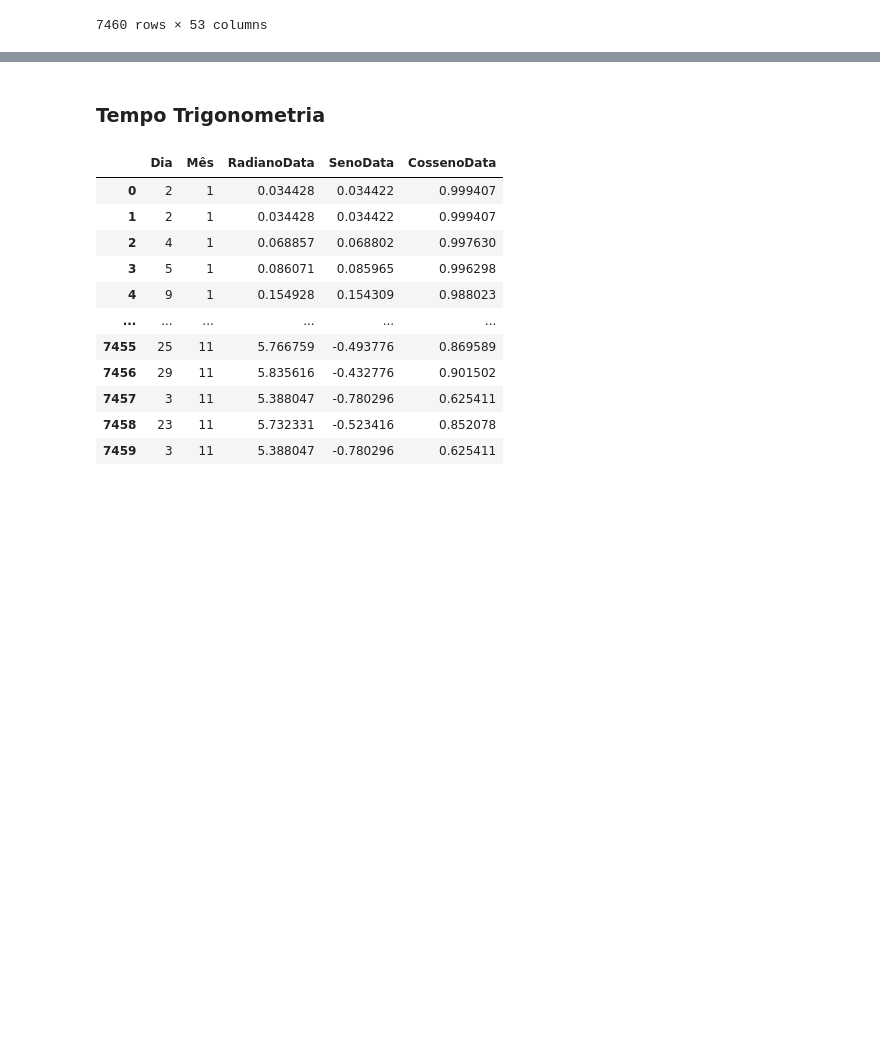
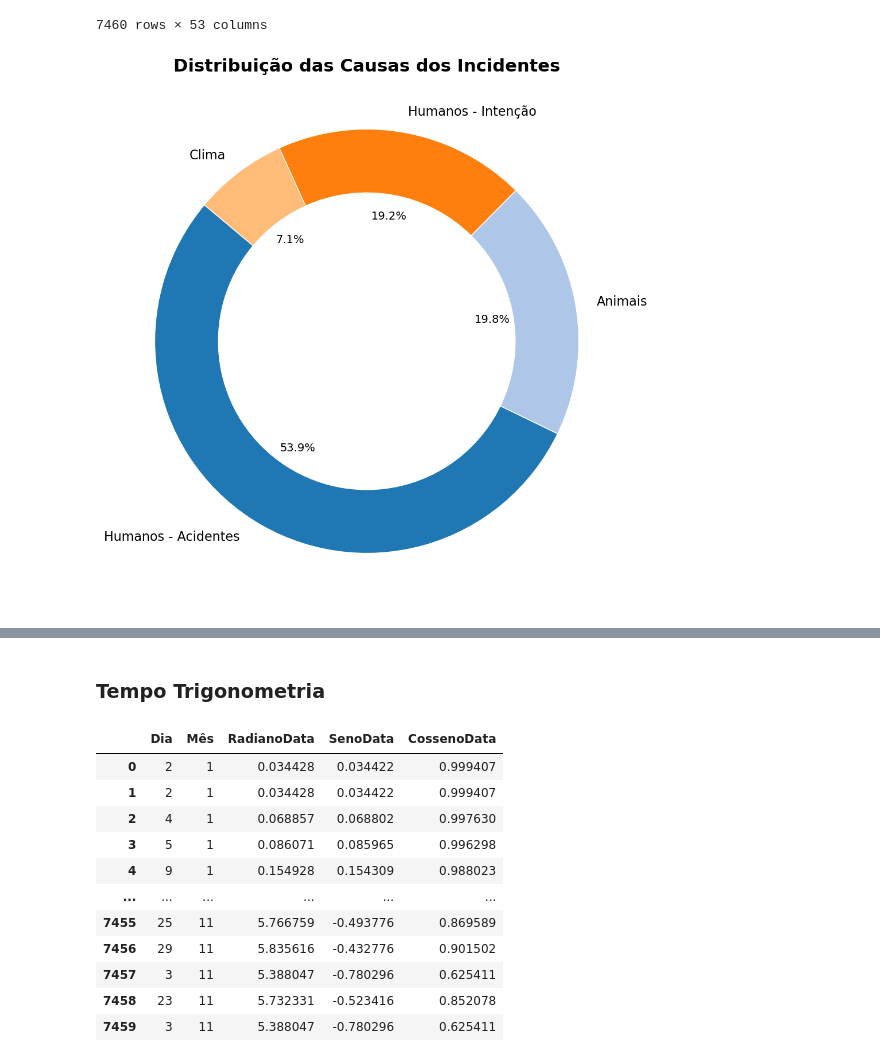
Before and after one commit to Vullkano/pfacd, a Jupyter notebook: rascunhos/freitas/5.NSupervisionada.ipynb, the cells around one changed output, grey strips where cells are left out. Saved outputs shown, nothing was run; the diff lists cells and outputs as text; code cells hidden in the pictures; blank space fills up the shorter version.

```diff
--- a/rascunhos/freitas/5.NSupervisionada.ipynb
+++ b/rascunhos/freitas/5.NSupervisionada.ipynb
@@ -172,6 +206,40 @@ QuebrasFinal
 | 7458 | EDPD_2017_NOV_T_64 | Santa Maria Da Feira | 2017-11-23 | BT | Veículos | ... |
 | 7459 | EDPD_2017_NOV_T_65 | Almeirim | 2017-11-03 | BT | Descarga Atmosférica Directa | ... |
 7460 rows × 53 columns
+# %%
+# Contar a frequência de cada causa de incidente
+causas_counts = QuebrasFinal['Grande Classe'].value_counts()
+
+# Criar o gráfico de pizza
+fig, ax = plt.subplots(figsize=(16, 12))
+wedges, texts, autotexts = ax.pie(
+    causas_counts,
+    labels=causas_counts.index,
+    autopct='%1.1f%%',
+    startangle=140,
+    colors=plt.cm.tab20.colors,
+    wedgeprops=dict(width=0.3, edgecolor='w')
+)
+
+# Ajustar as propriedades do texto
+for text in texts:
+    text.set_fontsize(16)
+    text.set_color('black')
+
+for autotext in autotexts:
+    autotext.set_fontsize(14)
+    autotext.set_color('black')
+
+# Adicionar um título
+plt.title('Distribuição das Causas dos Incidentes', fontsize=22, color='black', loc='center', weight="bold")
+
+# Guardar o gráfico
+plt.savefig("ClassAcidentes.svg", bbox_inches='tight', pad_inches=0.1)
+
+# Exibir o gráfico
+plt.show()
+# %% [output]
+[figure, added]
 # %%
 # Criar variáveis dummy
 dummies = pd.get_dummies(QuebrasFinal["Grande Classe"])
```
Also changed, not shown: parts of 2 cells of this notebook, 10 other files.
